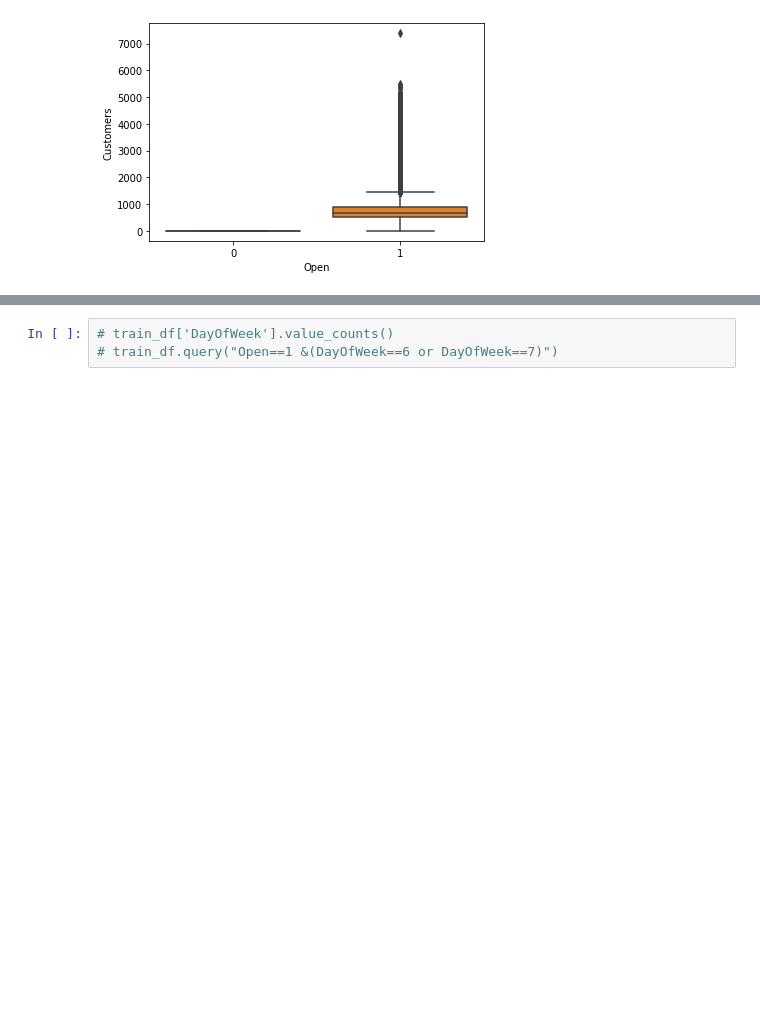
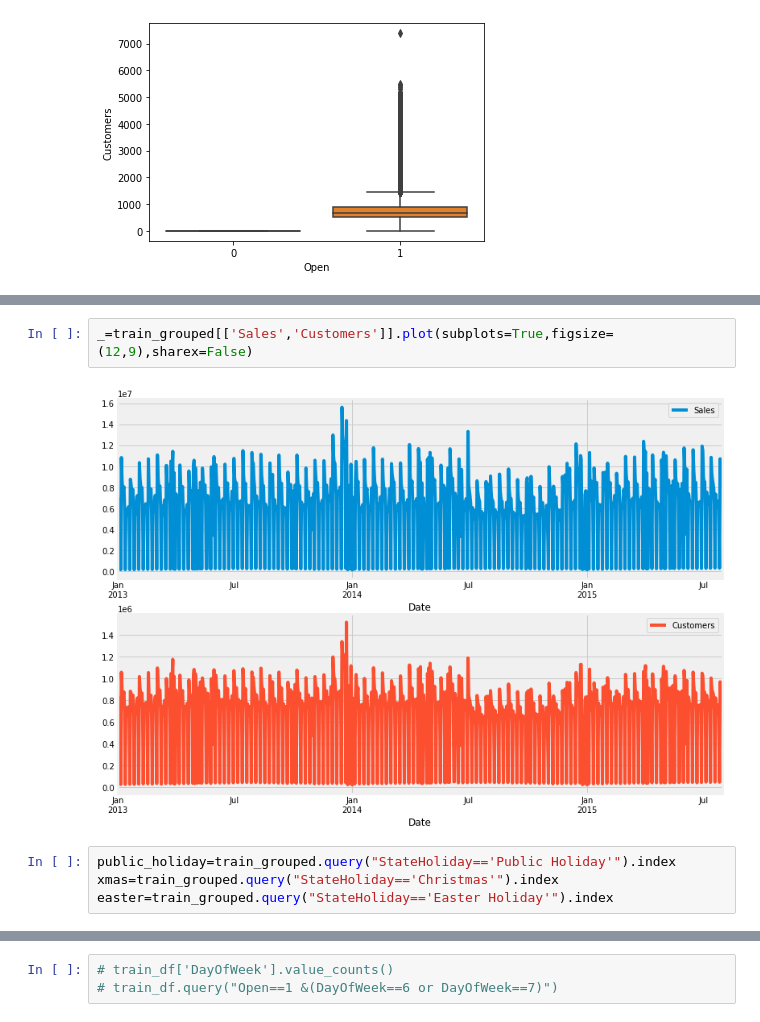
Before and after one commit to fbagire/pharmaceutical_sales_forecast, a Jupyter notebook: notebook/EDA.ipynb, the cells around one changed output, grey strips where cells are left out. Saved outputs shown, nothing was run; the diff lists cells and outputs as text; blank space fills up the shorter version.

```diff
--- a/notebook/EDA.ipynb
+++ b/notebook/EDA.ipynb
@@ -341,0 +196,8 @@ weekend_indices
+# %%
+_=train_grouped[['Sales','Customers']].plot(subplots=True,figsize=(12,9),sharex=False)
+# %% [output]
+[figure, added]
+# %%
+public_holiday=train_grouped.query("StateHoliday=='Public Holiday'").index
+xmas=train_grouped.query("StateHoliday=='Christmas'").index
+easter=train_grouped.query("StateHoliday=='Easter Holiday'").index
```
Also changed, not shown: parts of 22 cells of this notebook.
